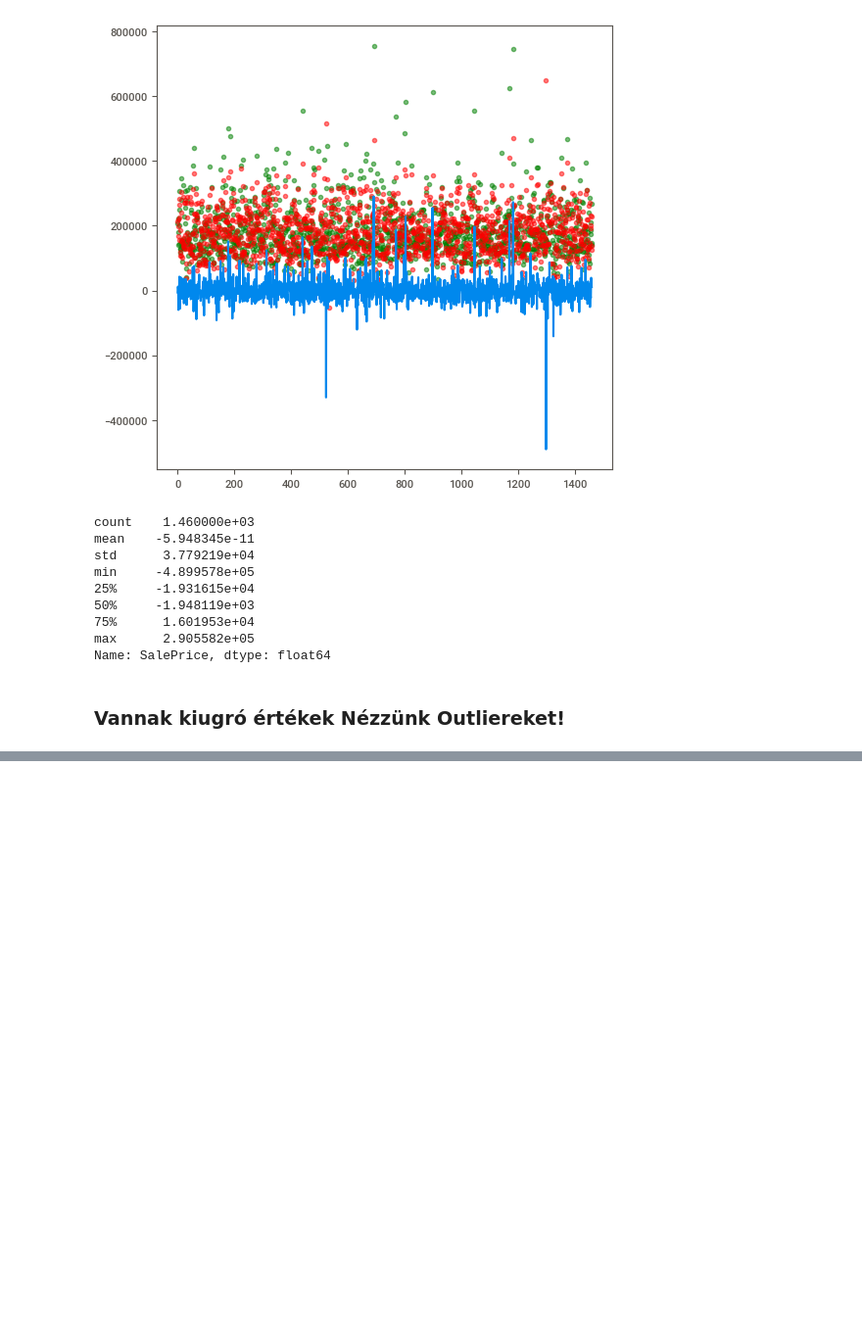
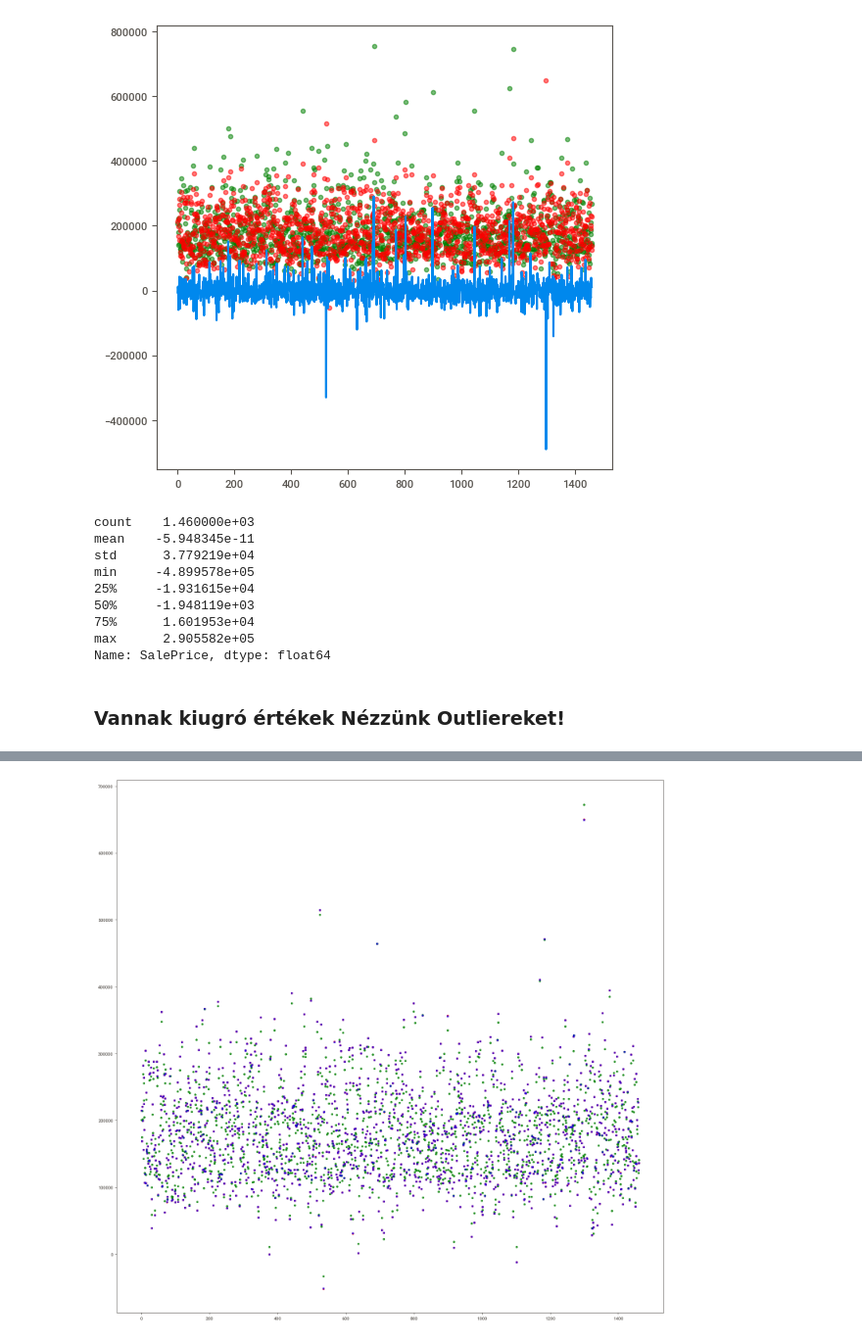
Before and after one commit to sipocz/Colab, a Jupyter notebook: Ames_house_pricing_analysis.ipynb, the cells around one changed output, grey strips where cells are left out. Shown at 98% size. Saved outputs shown, nothing was run; the diff lists cells and outputs as text; code cells hidden in the pictures; blank space fills up the shorter version.

```diff
--- a/Ames_house_pricing_analysis.ipynb
+++ b/Ames_house_pricing_analysis.ipynb
@@ -320,0 +400,26 @@ Name: SalePrice, dtype: float64
+# %%
+#NAgyon egyforma itt minden....
+
+plt.figure(figsize=(18,18))
+plt.subplot(111)
+
+plt.scatter(df["Id"],linpred[:],c="red",alpha=0.8)
+#plt.plot(df["Id"],diffi[:])
+
+
+
+
+plt.scatter(df["Id"],hubpred[:],c="green",alpha=0.8)
+#plt.plot(df["Id"],diffihubert[:])
+
+
+
+
+plt.scatter(df["Id"],lassopred[:],c="blue",alpha=0.8,marker="x")
+#plt.plot(df["Id"],diffilasso[:])
+
+
+
+plt.show()
+# %% [output]
+[figure, added]
```
Also changed, not shown: parts of 8 cells of this notebook.
